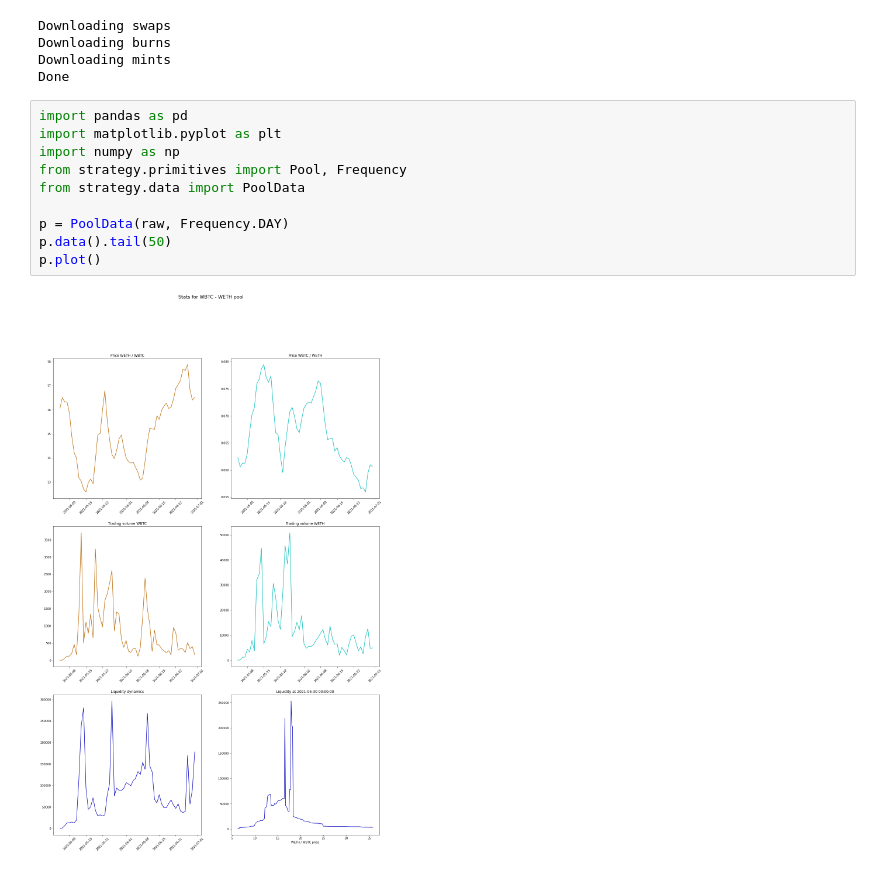
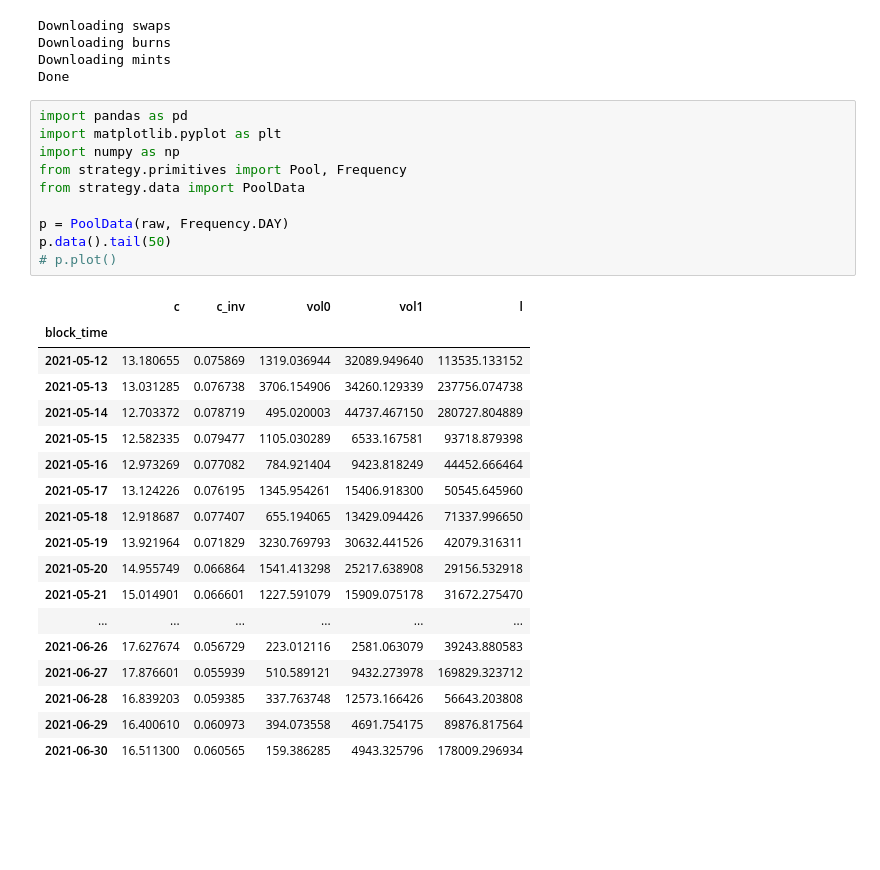
Before and after one commit to mellow-finance/mellow-strategy-sdk, a Jupyter notebook: examples/data.ipynb, the cells around one changed output. Cells and saved outputs as stored; diff of their text form; blank space fills up the shorter version.

```diff
--- a/examples/data.ipynb
+++ b/examples/data.ipynb
@@ -33,15 +33,32 @@ Done
 # %%
 import pandas as pd
 import matplotlib.pyplot as plt
 import numpy as np
 from strategy.primitives import Pool, Frequency
 from strategy.data import PoolData
 
 p = PoolData(raw, Frequency.DAY)
 p.data().tail(50)
-p.plot()
+# p.plot()
 # %% [output]
-[figure, removed]
+|  | c | c_inv | vol0 | vol1 | l |
+| block_time |  |  |  |  |  |
+| 2021-05-12 | 13.180655 | 0.075869 | 1319.036944 | 32089.949640 | 113535.133152 |
+| 2021-05-13 | 13.031285 | 0.076738 | 3706.154906 | 34260.129339 | 237756.074738 |
+| 2021-05-14 | 12.703372 | 0.078719 | 495.020003 | 44737.467150 | 280727.804889 |
+| 2021-05-15 | 12.582335 | 0.079477 | 1105.030289 | 6533.167581 | 93718.879398 |
+| 2021-05-16 | 12.973269 | 0.077082 | 784.921404 | 9423.818249 | 44452.666464 |
+| 2021-05-17 | 13.124226 | 0.076195 | 1345.954261 | 15406.918300 | 50545.645960 |
+| 2021-05-18 | 12.918687 | 0.077407 | 655.194065 | 13429.094426 | 71337.996650 |
+| 2021-05-19 | 13.921964 | 0.071829 | 3230.769793 | 30632.441526 | 42079.316311 |
+| 2021-05-20 | 14.955749 | 0.066864 | 1541.413298 | 25217.638908 | 29156.532918 |
+| 2021-05-21 | 15.014901 | 0.066601 | 1227.591079 | 15909.075178 | 31672.275470 |
+| ... | ... | ... | ... | ... | ... |
+| 2021-06-26 | 17.627674 | 0.056729 | 223.012116 | 2581.063079 | 39243.880583 |
+| 2021-06-27 | 17.876601 | 0.055939 | 510.589121 | 9432.273978 | 169829.323712 |
+| 2021-06-28 | 16.839203 | 0.059385 | 337.763748 | 12573.166426 | 56643.203808 |
+| 2021-06-29 | 16.400610 | 0.060973 | 394.073558 | 4691.754175 | 89876.817564 |
+| 2021-06-30 | 16.511300 | 0.060565 | 159.386285 | 4943.325796 | 178009.296934 |
 # %%
 from strategy.portfolio import AbstractStrategy, Position
 from strategy.backtest import Backtest
```
Also changed, not shown: parts of 2 cells of this notebook, 4 other files.
